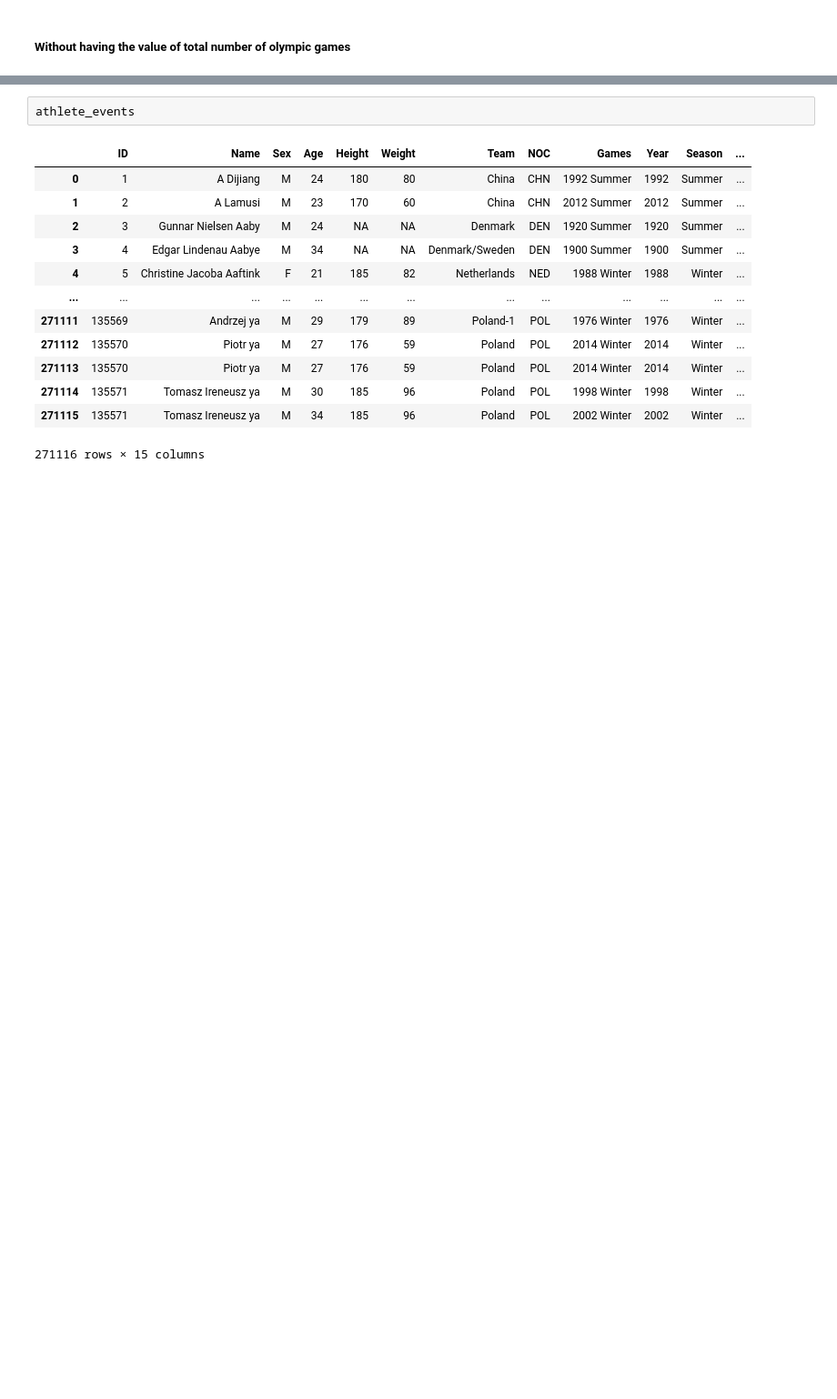
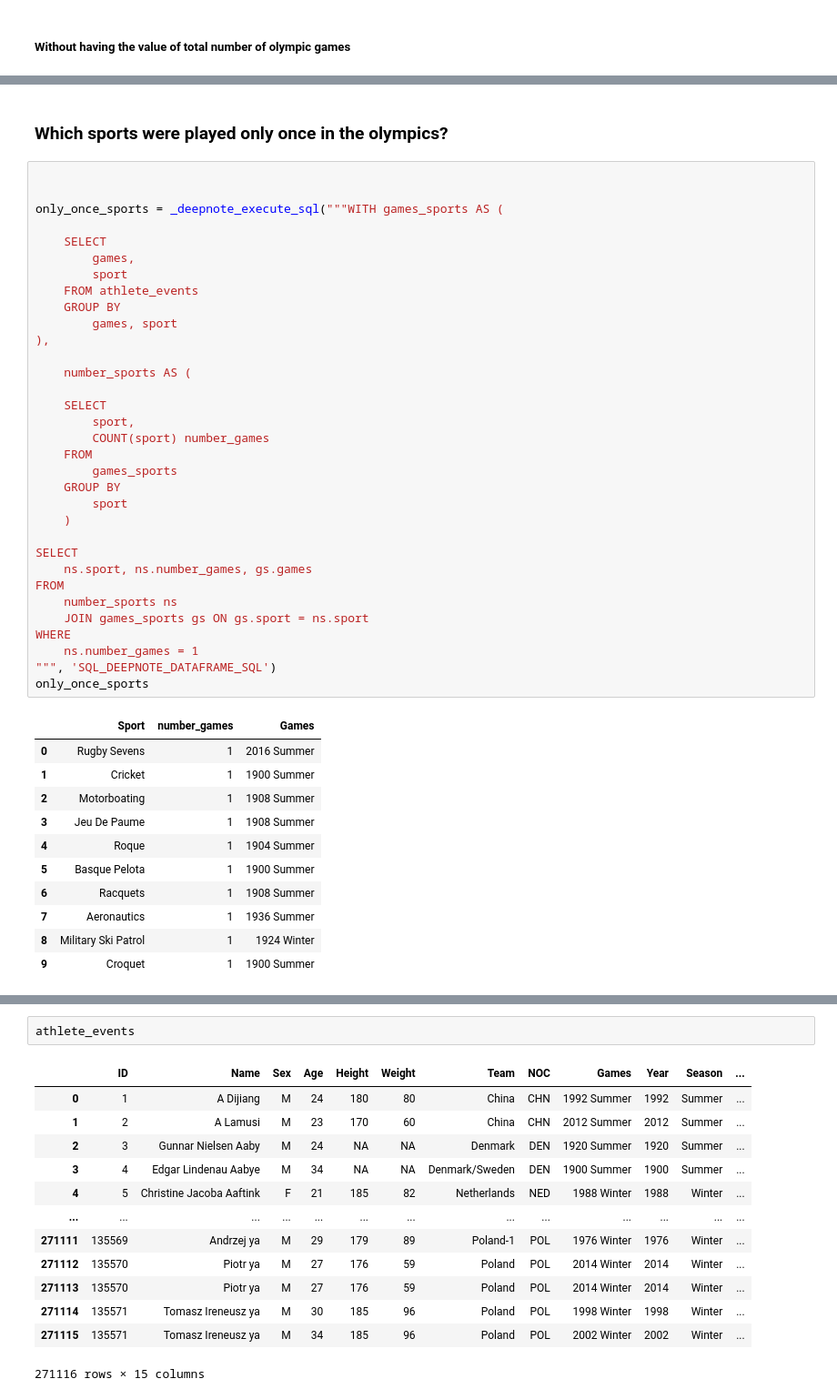
Before and after one commit to ManuelEspitia1/olympics, a Jupyter notebook: notebook.ipynb, the cells around one changed output, grey strips where cells are left out. Shown at 91% size. Drawn from its saved outputs; the diff is of its cells as text; blank space fills up the shorter version.

```diff
--- a/notebook.ipynb
+++ b/notebook.ipynb
@@ -271,0 +324,47 @@ countries_all_games2
+# %% [markdown]
+### Which sports were played only once in the olympics?
+# %%
+
+
+only_once_sports = _deepnote_execute_sql("""WITH games_sports AS (
+
+    SELECT
+        games,
+        sport
+    FROM athlete_events
+    GROUP BY
+        games, sport
+),
+
+    number_sports AS (
+
+    SELECT
+        sport,
+        COUNT(sport) number_games
+    FROM
+        games_sports
+    GROUP BY
+        sport
+    )
+
+SELECT
+    ns.sport, ns.number_games, gs.games
+FROM
+    number_sports ns
+    JOIN games_sports gs ON gs.sport = ns.sport
+WHERE
+    ns.number_games = 1
+""", 'SQL_DEEPNOTE_DATAFRAME_SQL')
+only_once_sports
+# %% [output]
+|  | Sport | number_games | Games |
+| 0 | Rugby Sevens | 1 | 2016 Summer |
+| 1 | Cricket | 1 | 1900 Summer |
+| 2 | Motorboating | 1 | 1908 Summer |
+| 3 | Jeu De Paume | 1 | 1908 Summer |
+| 4 | Roque | 1 | 1904 Summer |
+| 5 | Basque Pelota | 1 | 1900 Summer |
+| 6 | Racquets | 1 | 1908 Summer |
+| 7 | Aeronautics | 1 | 1936 Summer |
+| 8 | Military Ski Patrol | 1 | 1924 Winter |
+| 9 | Croquet | 1 | 1900 Summer |
```
Also changed, not shown: parts of 7 cells of this notebook.
